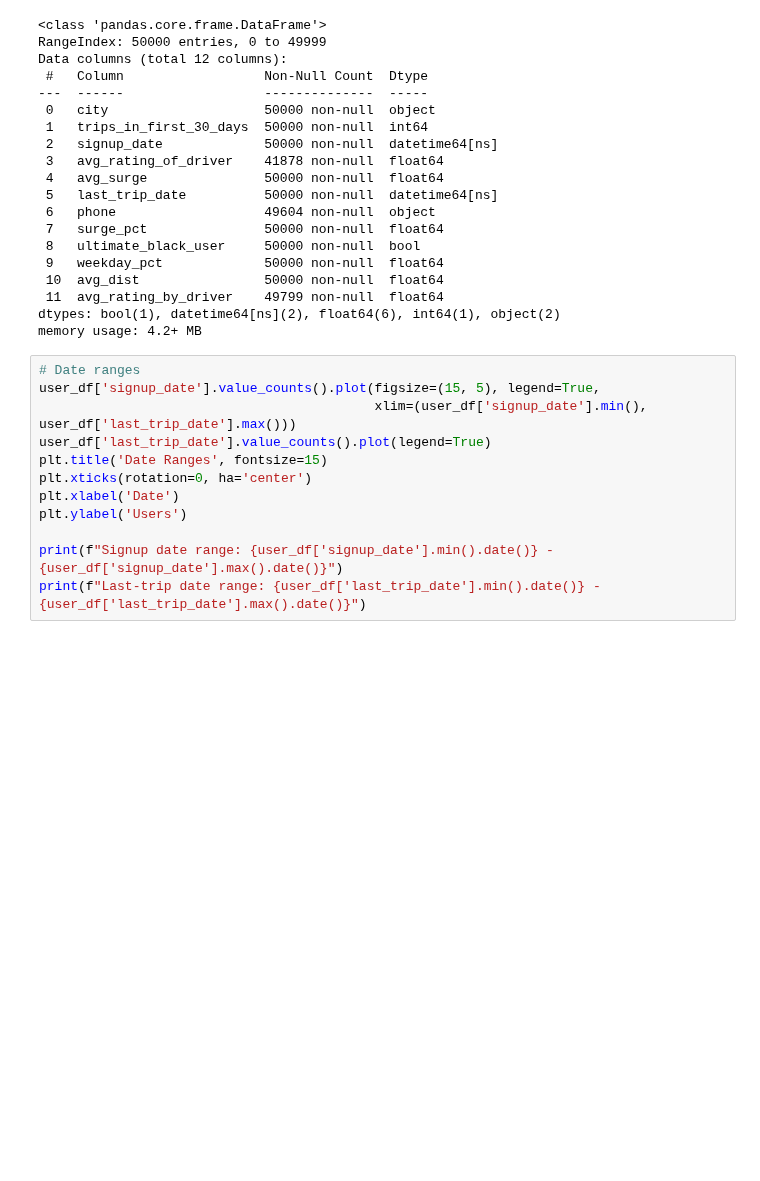
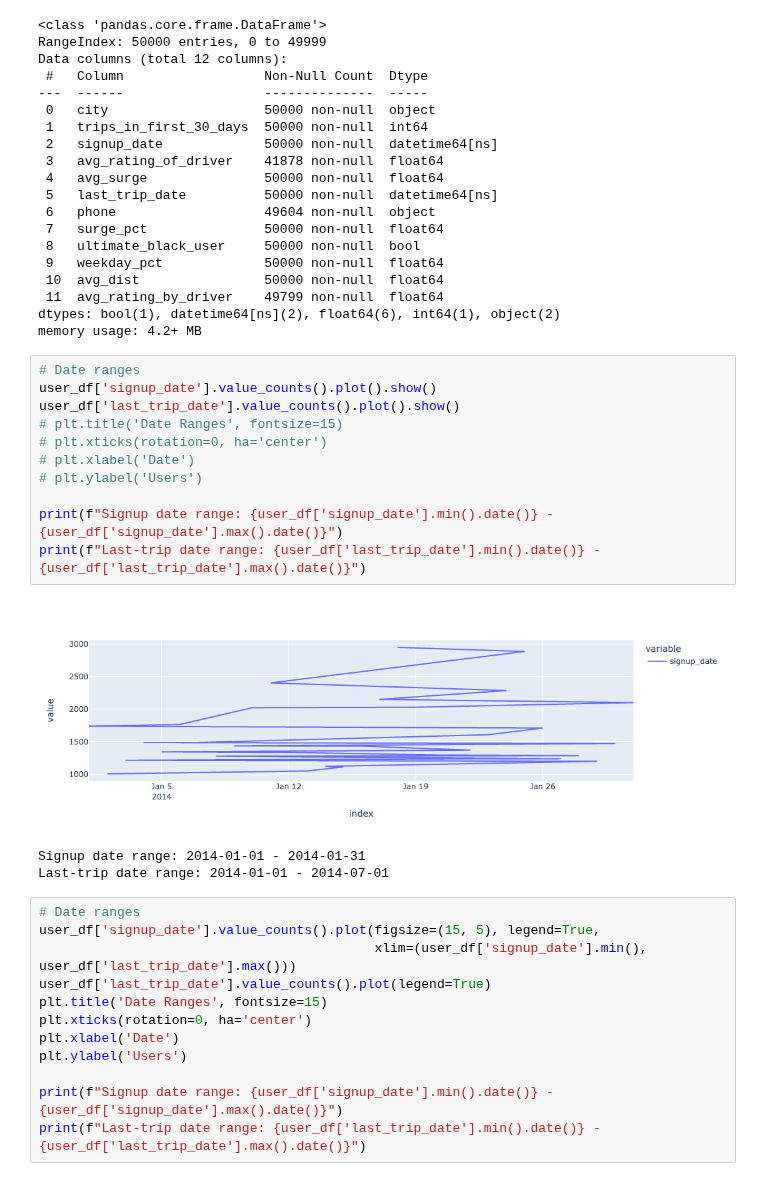
Before and after one commit to tri-bui/ultimate-challenge, a Jupyter notebook: 3-retention_modeling.ipynb, the cells around one changed output. Drawn from its saved outputs; the diff is of its cells as text; blank space fills up the shorter version.

Commit message:
Switch to px and copy 1st plot in nb3

```diff
--- a/3-retention_modeling.ipynb
+++ b/3-retention_modeling.ipynb
@@ -60,6 +60,21 @@ Data columns (total 12 columns):
  11  avg_rating_by_driver    49799 non-null  float64
 dtypes: bool(1), datetime64[ns](2), float64(6), int64(1), object(2)
 memory usage: 4.2+ MB
+# %%
+# Date ranges
+user_df['signup_date'].value_counts().plot().show()
+user_df['last_trip_date'].value_counts().plot().show()
+# plt.title('Date Ranges', fontsize=15)
+# plt.xticks(rotation=0, ha='center')
+# plt.xlabel('Date')
+# plt.ylabel('Users')
+
+print(f"Signup date range: {user_df['signup_date'].min().date()} - {user_df['signup_date'].max().date()}")
+print(f"Last-trip date range: {user_df['last_trip_date'].min().date()} - {user_df['last_trip_date'].max().date()}")
+# %% [output]
+[figure, added]
+Signup date range: 2014-01-01 - 2014-01-31
+Last-trip date range: 2014-01-01 - 2014-07-01
 # %%
 # Date ranges
 user_df['signup_date'].value_counts().plot(figsize=(15, 5), legend=True,
```
Also changed, not shown: parts of 1 cell of this notebook.
